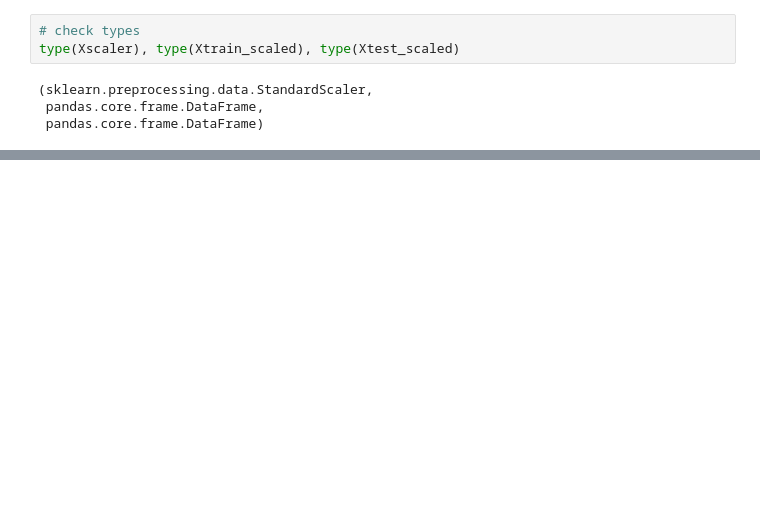
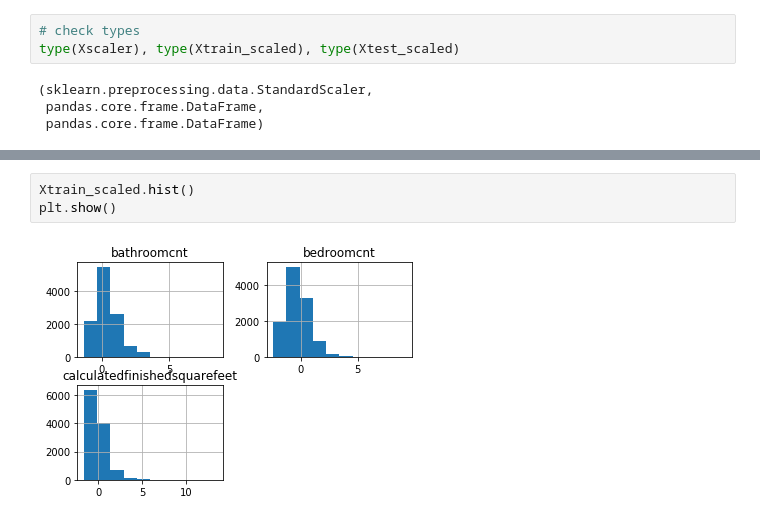
Before and after one commit to radam-herman/ds-methodologies-exercises, a Jupyter notebook: regression/project.ipynb, the cells around one changed output, grey strips where cells are left out. Drawn from its saved outputs; the diff is of its cells as text; blank space fills up the shorter version.

```diff
--- a/regression/project.ipynb
+++ b/regression/project.ipynb
@@ -473,0 +359,5 @@ type(Xscaler), type(Xtrain_scaled), type(Xtest_scaled)
+# %%
+Xtrain_scaled.hist()
+plt.show()
+# %% [output]
+[figure, added]
```
Also changed, not shown: parts of 90 cells of this notebook, 2 other files.
